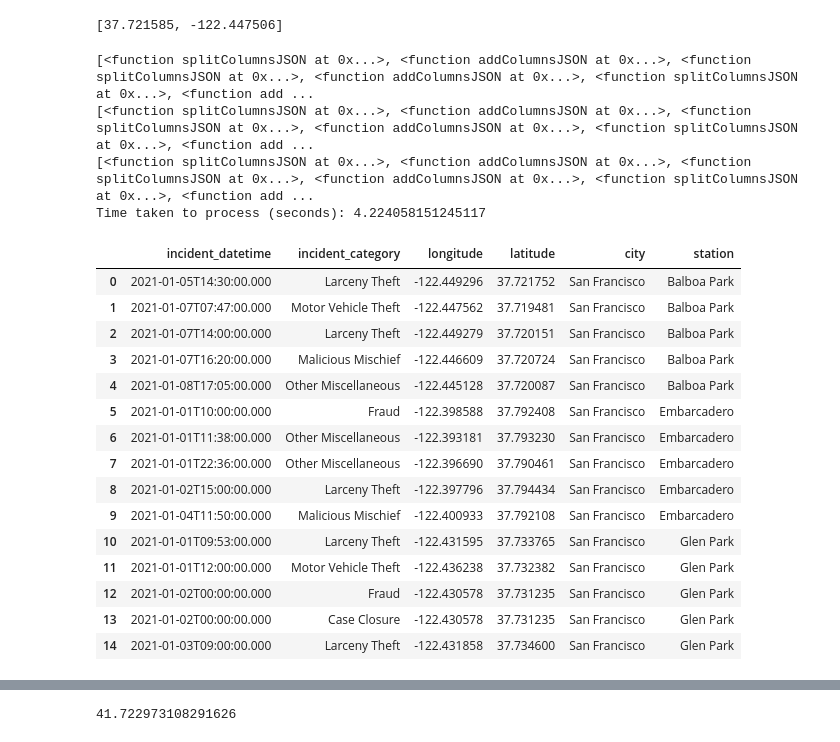
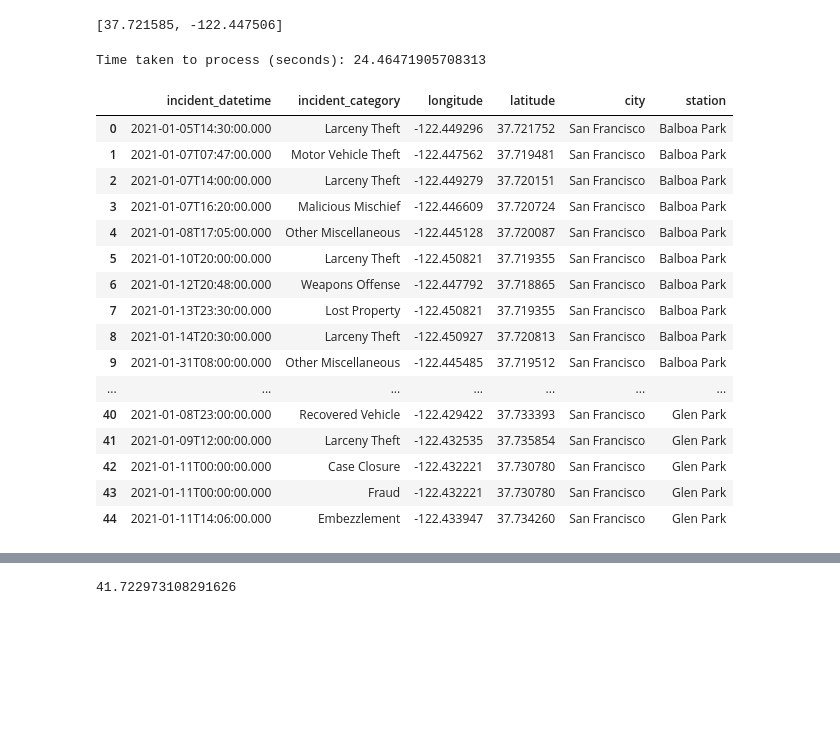
Before and after one commit to dysonkona/STA-141B-Final-Project, a Jupyter notebook: finalproj.ipynb, the cells around one changed output, grey strips where cells are left out. Drawn from its saved outputs; the diff is of its cells as text; code cells hidden in the pictures; blank space fills up the shorter version.

```diff
--- a/finalproj.ipynb
+++ b/finalproj.ipynb
@@ -53,9 +53,10 @@ dct['San Francisco']['Balboa Park']
 secretKey = '1ef8dner8br348ez190z3z188a6pm1yluwh2wcj4xjjnlvupe'
 key = '523e7ewewudxb1frvbmdftwdt'
 # %%
-queries = [['SF', dct['San Francisco']['Balboa Park'], 0.25, 2021, 5, 0],
-            ['SF', dct['San Francisco']['Embarcadero'], 0.25, 2021, 5, 0],
-            ['SF', dct['San Francisco']['Glen Park'], 0.25, 2021, 5, 0]]
+importlib.reload(processing)
+queries = [['SF', dct['San Francisco']['Balboa Park'], 0.25, 2021, 3, 0],
+            ['SF', dct['San Francisco']['Embarcadero'], 0.25, 2021, 3, 0],
+            ['SF', dct['San Francisco']['Glen Park'], 0.25, 2021, 3, 0]]
 
 
 meta2 = [[
@@ -63,46 +64,44 @@ meta2 = [[
     ['point', ['longitude', 'latitude'], 'coordinates', True],
     {"city": "San Francisco", "station": "Balboa Park"}
  ],
  [['point', ['longitude', 'latitude'], 'coordinates', True],
     {"city": "San Francisco", "station": "Embarcadero"}],
     [
     ['point', ['longitude', 'latitude'], 'coordinates', True],
     {"city": "San Francisco", "station": "Glen Park"}
  ],
 ]
 
 subprocesses = [
     util.splitColumnsJSON,
     util.addColumnsJSON,
     util.splitColumnsJSON,
     util.addColumnsJSON,
     util.splitColumnsJSON,
     util.addColumnsJSON
 ]
 
-testFrame = processing.parallelProcess(10, loading.loadCrime, queries,
-                                       'load', True, 5, subprocesses,
+testFrame, through, time = processing.parallelProcess(10, loading.loadCrime, queries,
+                                       'load', True, 15, subprocesses,
                                        meta2, key, secretKey)
 
 testFrame
 # %% [output]
-[<function splitColumnsJSON at 0x...>, <function addColumnsJSON at 0x...>, <function splitColumnsJSON at 0x...>, <function addColumnsJSON at 0x...>, <function splitColumnsJSON at 0x...>, <function add ...
-[<function splitColumnsJSON at 0x...>, <function addColumnsJSON at 0x...>, <function splitColumnsJSON at 0x...>, <function addColumnsJSON at 0x...>, <function splitColumnsJSON at 0x...>, <function add ...
-[<function splitColumnsJSON at 0x...>, <function addColumnsJSON at 0x...>, <function splitColumnsJSON at 0x...>, <function addColumnsJSON at 0x...>, <function splitColumnsJSON at 0x...>, <function add ...
-Time taken to process (seconds): 4.224058151245117
+Time taken to process (seconds): 24.46471905708313
 |  | incident_datetime | incident_category | longitude | latitude | city | station |
 | 0 | 2021-01-05T14:30:00.000 | Larceny Theft | -122.449296 | 37.721752 | San Francisco | Balboa Park |
 | 1 | 2021-01-07T07:47:00.000 | Motor Vehicle Theft | -122.447562 | 37.719481 | San Francisco | Balboa Park |
 | 2 | 2021-01-07T14:00:00.000 | Larceny Theft | -122.449279 | 37.720151 | San Francisco | Balboa Park |
 | 3 | 2021-01-07T16:20:00.000 | Malicious Mischief | -122.446609 | 37.720724 | San Francisco | Balboa Park |
 | 4 | 2021-01-08T17:05:00.000 | Other Miscellaneous | -122.445128 | 37.720087 | San Francisco | Balboa Park |
-| 5 | 2021-01-01T10:00:00.000 | Fraud | -122.398588 | 37.792408 | San Francisco | Embarcadero |
-| 6 | 2021-01-01T11:38:00.000 | Other Miscellaneous | -122.393181 | 37.793230 | San Francisco | Embarcadero |
-| 7 | 2021-01-01T22:36:00.000 | Other Miscellaneous | -122.396690 | 37.790461 | San Francisco | Embarcadero |
-| 8 | 2021-01-02T15:00:00.000 | Larceny Theft | -122.397796 | 37.794434 | San Francisco | Embarcadero |
-| 9 | 2021-01-04T11:50:00.000 | Malicious Mischief | -122.400933 | 37.792108 | San Francisco | Embarcadero |
-| 10 | 2021-01-01T09:53:00.000 | Larceny Theft | -122.431595 | 37.733765 | San Francisco | Glen Park |
-| 11 | 2021-01-01T12:00:00.000 | Motor Vehicle Theft | -122.436238 | 37.732382 | San Francisco | Glen Park |
-| 12 | 2021-01-02T00:00:00.000 | Fraud | -122.430578 | 37.731235 | San Francisco | Glen Park |
-| 13 | 2021-01-02T00:00:00.000 | Case Closure | -122.430578 | 37.731235 | San Francisco | Glen Park |
-| 14 | 2021-01-03T09:00:00.000 | Larceny Theft | -122.431858 | 37.734600 | San Francisco | Glen Park |
+| 5 | 2021-01-10T20:00:00.000 | Larceny Theft | -122.450821 | 37.719355 | San Francisco | Balboa Park |
+| 6 | 2021-01-12T20:48:00.000 | Weapons Offense | -122.447792 | 37.718865 | San Francisco | Balboa Park |
+| 7 | 2021-01-13T23:30:00.000 | Lost Property | -122.450821 | 37.719355 | San Francisco | Balboa Park |
+| 8 | 2021-01-14T20:30:00.000 | Larceny Theft | -122.450927 | 37.720813 | San Francisco | Balboa Park |
+| 9 | 2021-01-31T08:00:00.000 | Other Miscellaneous | -122.445485 | 37.719512 | San Francisco | Balboa Park |
+| ... | ... | ... | ... | ... | ... | ... |
+| 40 | 2021-01-08T23:00:00.000 | Recovered Vehicle | -122.429422 | 37.733393 | San Francisco | Glen Park |
+| 41 | 2021-01-09T12:00:00.000 | Larceny Theft | -122.432535 | 37.735854 | San Francisco | Glen Park |
+| 42 | 2021-01-11T00:00:00.000 | Case Closure | -122.432221 | 37.730780 | San Francisco | Glen Park |
+| 43 | 2021-01-11T00:00:00.000 | Fraud | -122.432221 | 37.730780 | San Francisco | Glen Park |
+| 44 | 2021-01-11T14:06:00.000 | Embezzlement | -122.433947 | 37.734260 | San Francisco | Glen Park |
```
Also changed, not shown: parts of 1 cell of this notebook.
